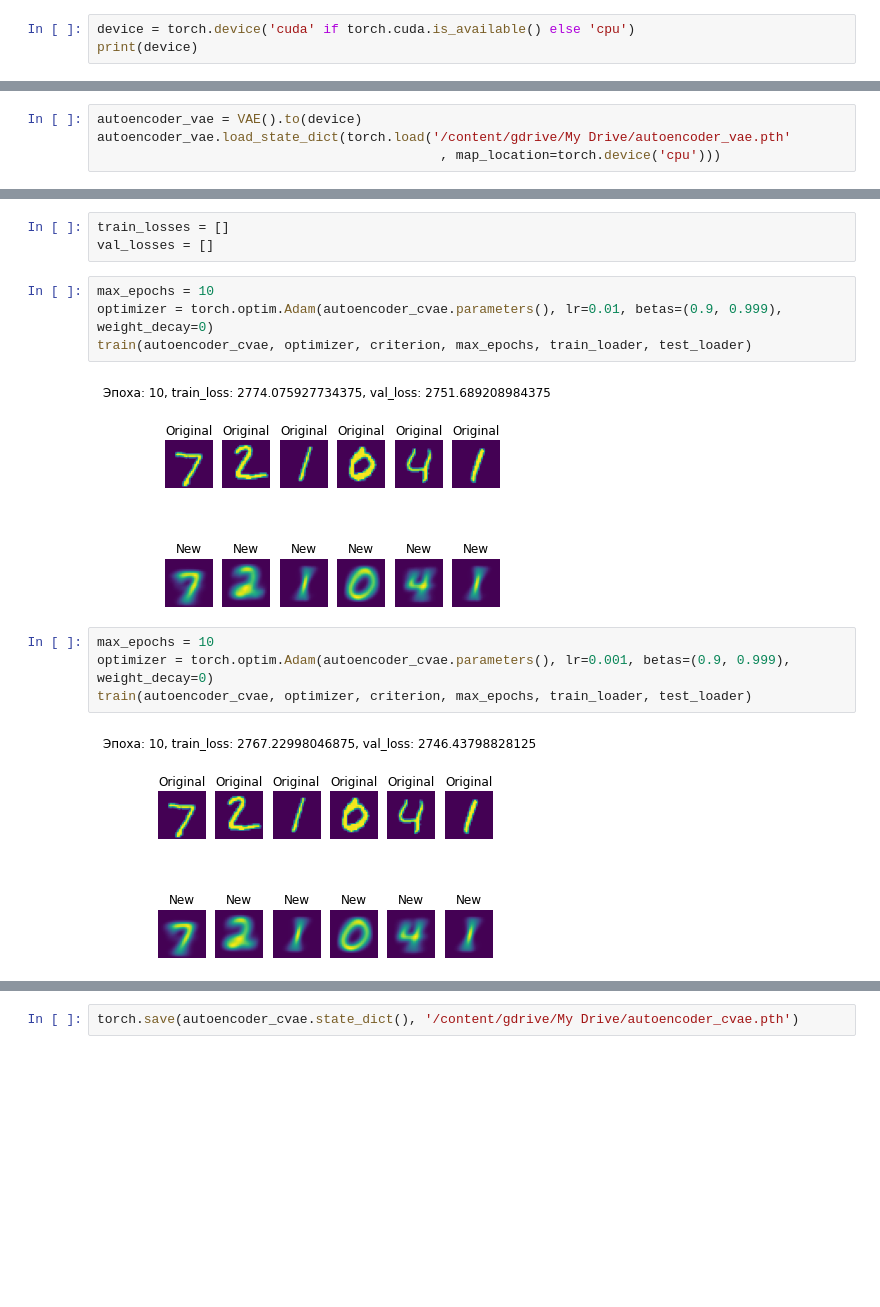
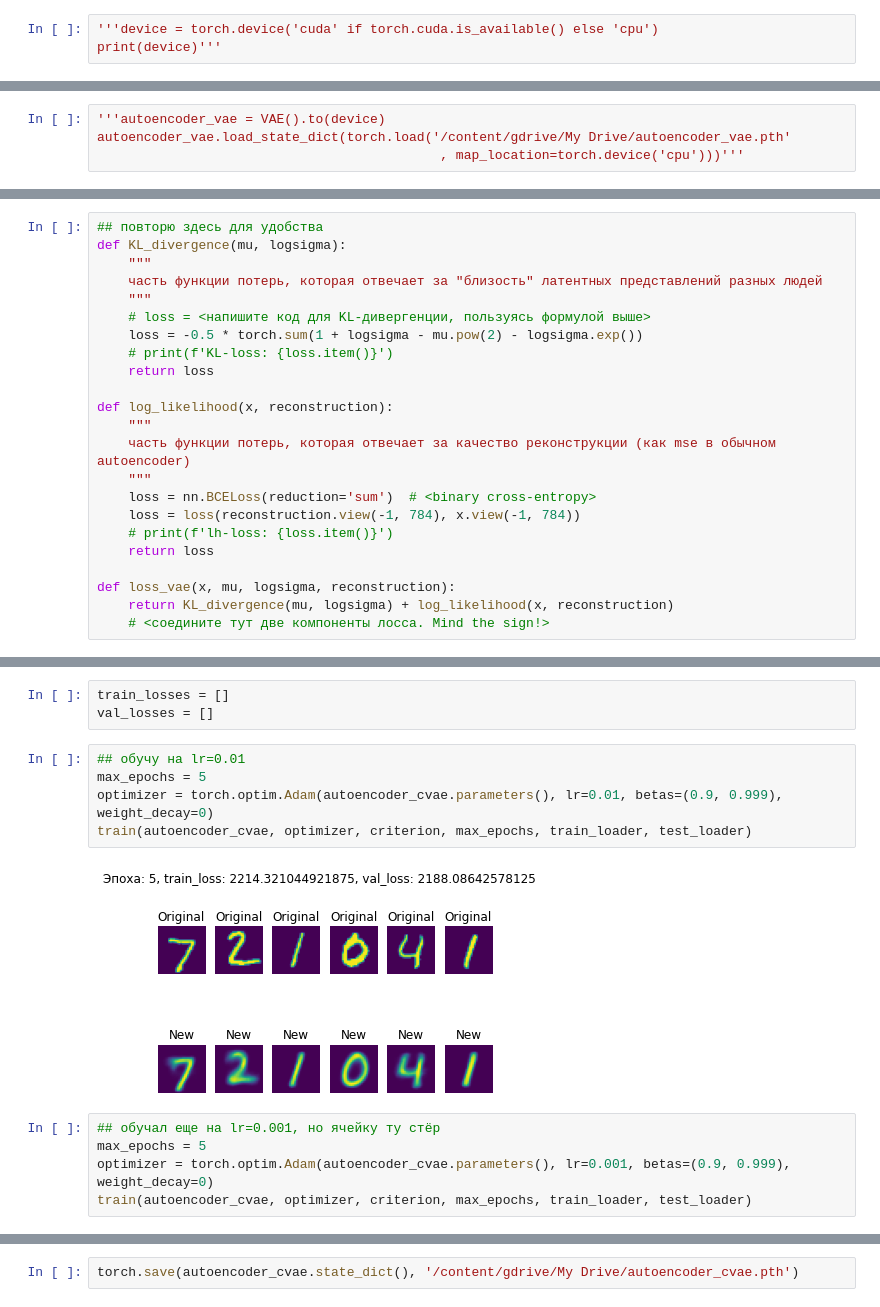
Before and after one commit to gbrs/DLS_1_2022_spring, a Jupyter notebook: adv 19 Домашнее задание. Автоэнкодеры/19 [hw]autoencoders.ipynb, the cells around one changed output, grey strips where cells are left out. Drawn from its saved outputs; the diff is of its cells as text; blank space fills up the shorter version.

```diff
--- a/adv 19 Домашнее задание. Автоэнкодеры/19 [hw]autoencoders.ipynb
+++ b/adv 19 Домашнее задание. Автоэнкодеры/19 [hw]autoencoders.ipynb
@@ -884,14 +869,14 @@ np.save('/content/gdrive/My Drive/val_losses_vae', val_losses_vae)
 # %% [markdown]
 Давайте попробуем проделать для VAE то же, что и с обычным автоэнкодером -- подсунуть decoder'у из VAE случайные векторы из нормального распределения и посмотреть, какие картинки получаются:
 # %%
-device = torch.device('cuda' if torch.cuda.is_available() else 'cpu')
-print(device)
+'''device = torch.device('cuda' if torch.cuda.is_available() else 'cpu')
+print(device)'''
 # %% [output]
 cpu
 # %%
-autoencoder_vae = VAE().to(device)
+'''autoencoder_vae = VAE().to(device)
 autoencoder_vae.load_state_dict(torch.load('/content/gdrive/My Drive/autoencoder_vae.pth'
-                                            , map_location=torch.device('cpu')))
+                                            , map_location=torch.device('cpu')))'''
 # %% [output]
 <All keys matched successfully>
 # %%
@@ -1035,3 +1005,26 @@ Extracting ./mnist_data/MNIST/raw/t10k-labels-idx1-ubyte.gz to ./mnist_data/MNIS
+# %%
+## повторю здесь для удобства
+def KL_divergence(mu, logsigma):
+    """
+    часть функции потерь, которая отвечает за "близость" латентных представлений разных людей
+    """
+    # loss = <напишите код для KL-дивергенции, пользуясь формулой выше>
+    loss = -0.5 * torch.sum(1 + logsigma - mu.pow(2) - logsigma.exp())
+    # print(f'KL-loss: {loss.item()}')
+    return loss
+
+def log_likelihood(x, reconstruction):
+    """
+    часть функции потерь, которая отвечает за качество реконструкции (как mse в обычном autoencoder)
+    """
+    loss = nn.BCELoss(reduction='sum')  # <binary cross-entropy>
+    loss = loss(reconstruction.view(-1, 784), x.view(-1, 784))
+    # print(f'lh-loss: {loss.item()}')
+    return loss
+
+def loss_vae(x, mu, logsigma, reconstruction):
+    return KL_divergence(mu, logsigma) + log_likelihood(x, reconstruction)
+    # <соедините тут две компоненты лосса. Mind the sign!>
 # %%
 ## создаем тензор из нулей и с единицей на месте, соответствущем указанной цифре
 def one_hot_it(class_num):
@@ -1211,14 +1204,14 @@ autoencoder_cvae = CVAE().to(device)
 train_losses = []
 val_losses = []
 # %%
-max_epochs = 10
+## обучу на lr=0.01
+max_epochs = 5
 optimizer = torch.optim.Adam(autoencoder_cvae.parameters(), lr=0.01, betas=(0.9, 0.999), weight_decay=0)
 train(autoencoder_cvae, optimizer, criterion, max_epochs, train_loader, test_loader)
 # %% [output]
-[figure, old version]
+[figure, new version]
 # %%
-max_epochs = 10
+## обучал еще на lr=0.001, но ячейку ту стёр
+max_epochs = 5
 optimizer = torch.optim.Adam(autoencoder_cvae.parameters(), lr=0.001, betas=(0.9, 0.999), weight_decay=0)
 train(autoencoder_cvae, optimizer, criterion, max_epochs, train_loader, test_loader)
-# %% [output]
-[figure, removed]
```
Also changed, not shown: parts of 36 cells of this notebook.
